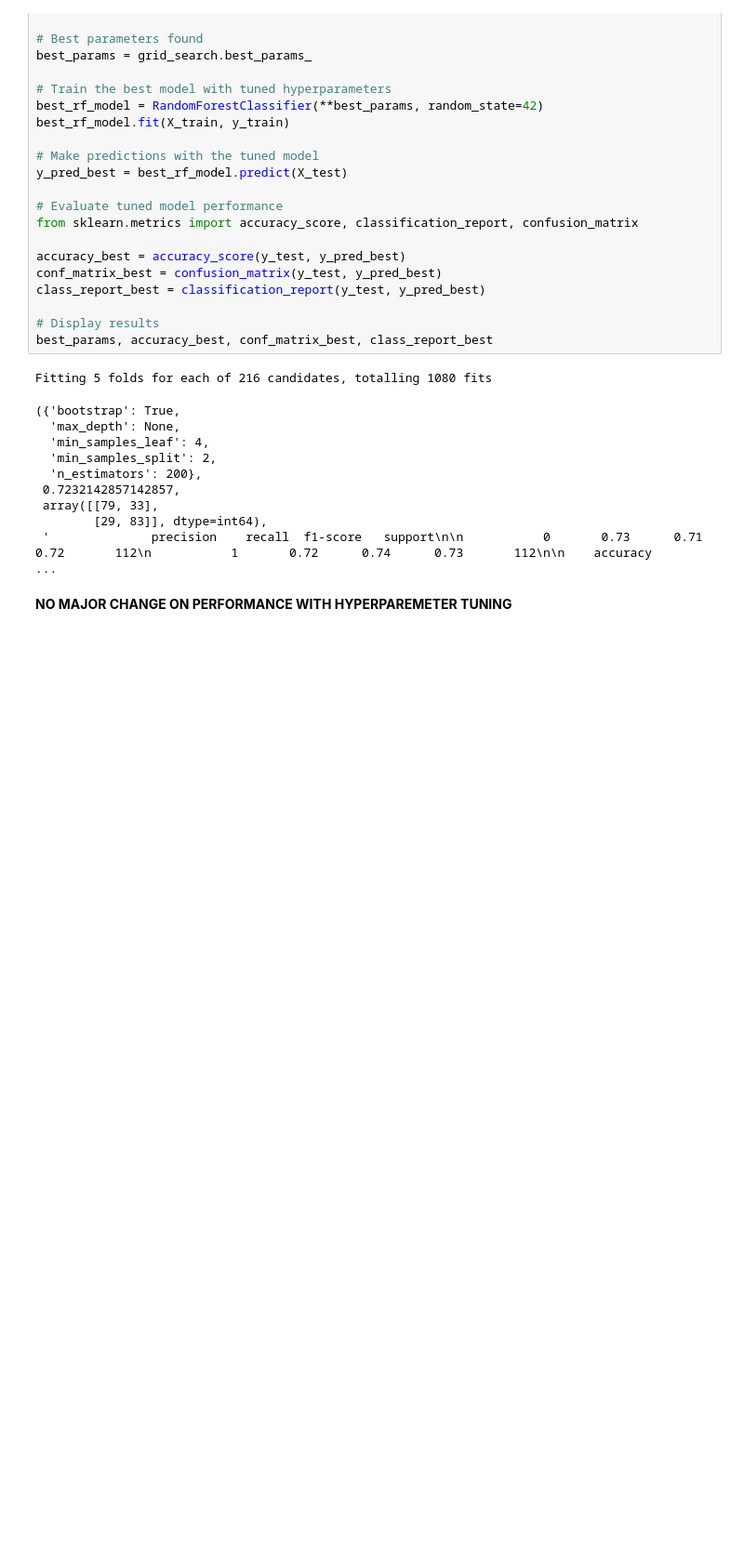
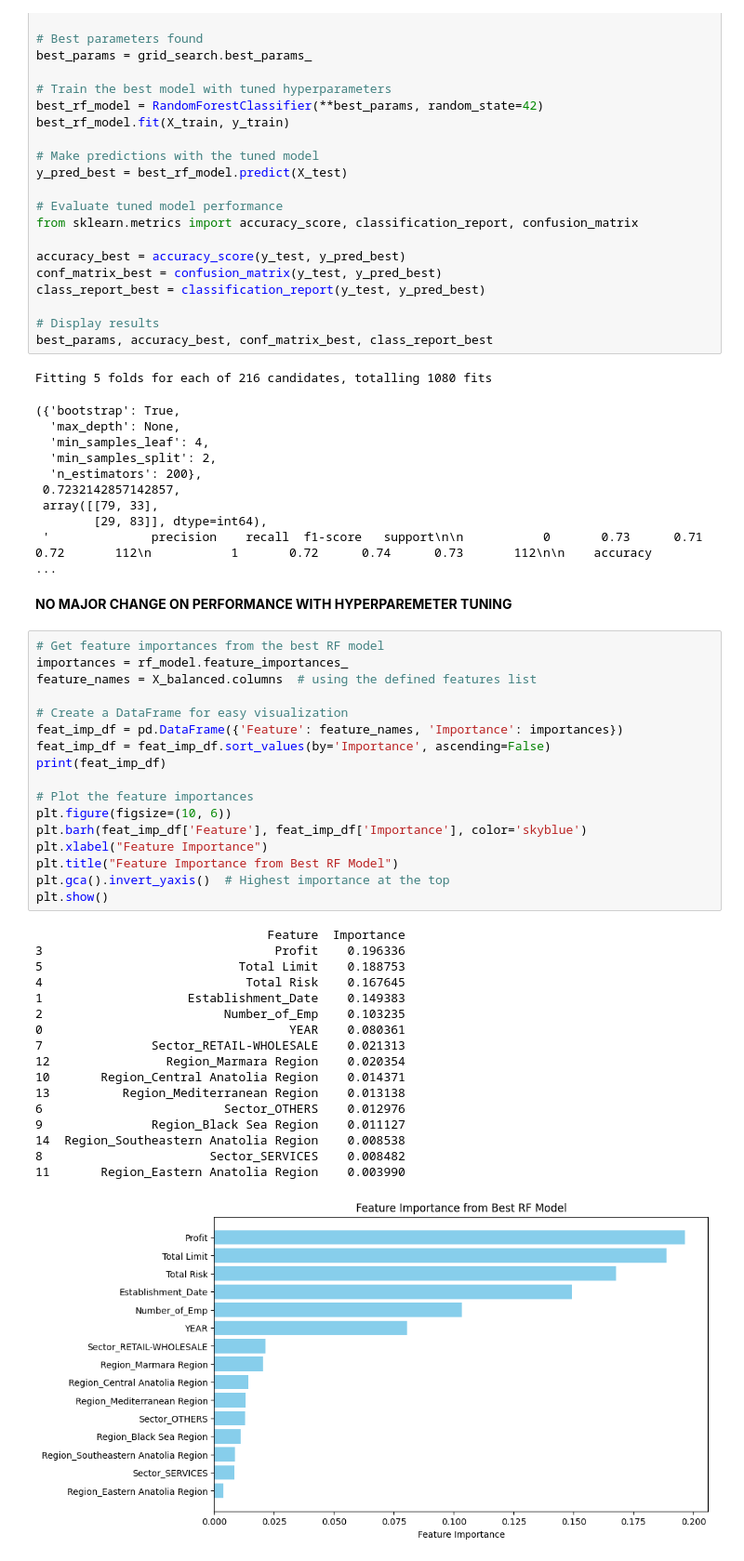
Before and after one commit to Taylan1497/Predicting-High-Sales-Clients-, a Jupyter notebook: garanti_case_study2.ipynb, the cells around one changed output. Shown at 93% size. Drawn from its saved outputs; the diff is of its cells as text; blank space fills up the shorter version.

```diff
--- a/garanti_case_study2.ipynb
+++ b/garanti_case_study2.ipynb
@@ -993,3 +993,38 @@ Fitting 5 folds for each of 216 candidates, totalling 1080 fits
  '              precision    recall  f1-score   support\n\n           0       0.73      0.71      0.72       112\n           1       0.72      0.74      0.73       112\n\n    accuracy                  ...
 # %% [markdown]
 **NO MAJOR CHANGE ON PERFORMANCE WITH HYPERPAREMETER TUNING**
+# %%
+# Get feature importances from the best RF model
+importances = rf_model.feature_importances_
+feature_names = X_balanced.columns  # using the defined features list
+
+# Create a DataFrame for easy visualization
+feat_imp_df = pd.DataFrame({'Feature': feature_names, 'Importance': importances})
+feat_imp_df = feat_imp_df.sort_values(by='Importance', ascending=False)
+print(feat_imp_df)
+
+# Plot the feature importances
+plt.figure(figsize=(10, 6))
+plt.barh(feat_imp_df['Feature'], feat_imp_df['Importance'], color='skyblue')
+plt.xlabel("Feature Importance")
+plt.title("Feature Importance from Best RF Model")
+plt.gca().invert_yaxis()  # Highest importance at the top
+plt.show()
+# %% [output]
+                                Feature  Importance
+3                                Profit    0.196336
+5                           Total Limit    0.188753
+4                            Total Risk    0.167645
+1                    Establishment_Date    0.149383
+2                         Number_of_Emp    0.103235
+0                                  YEAR    0.080361
+7               Sector_RETAIL-WHOLESALE    0.021313
+12                Region_Marmara Region    0.020354
+10       Region_Central Anatolia Region    0.014371
+13          Region_Mediterranean Region    0.013138
+6                         Sector_OTHERS    0.012976
+9               Region_Black Sea Region    0.011127
+14  Region_Southeastern Anatolia Region    0.008538
+8                       Sector_SERVICES    0.008482
+11       Region_Eastern Anatolia Region    0.003990
+[figure, added]
```
